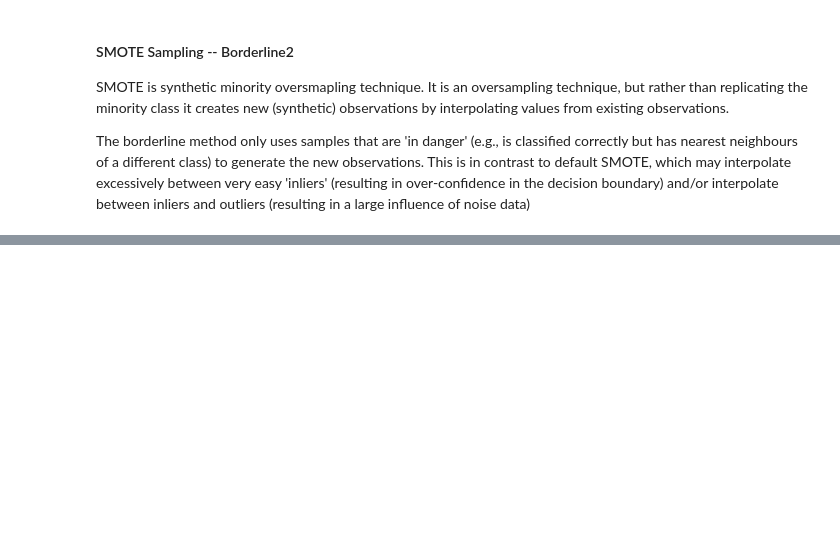
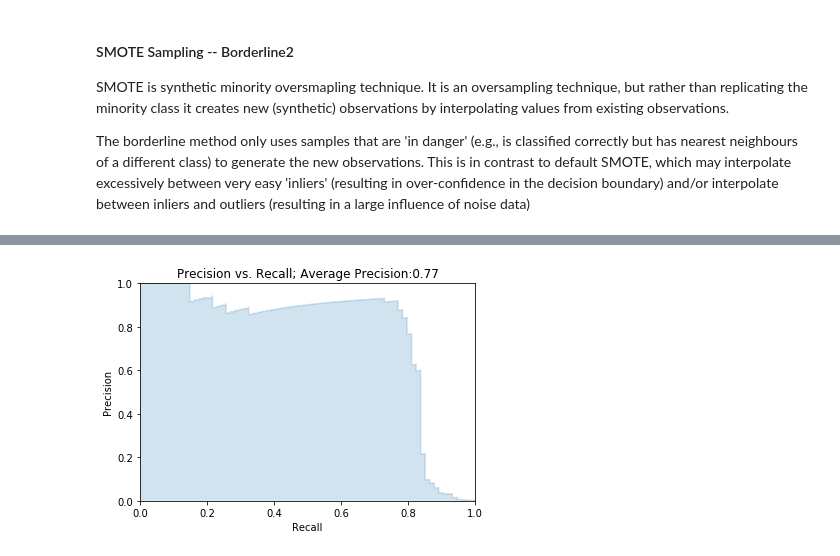
Before and after one commit to pan-alex/Credit_Fraud-kaggle, a Jupyter notebook: Credit_Fraud_1.ipynb, the cells around one changed output, grey strips where cells are left out. Saved outputs shown, nothing was run; the diff lists cells and outputs as text; code cells hidden in the pictures; blank space fills up the shorter version.

```diff
--- a/Credit_Fraud_1.ipynb
+++ b/Credit_Fraud_1.ipynb
@@ -293,0 +481,5 @@ plot_precision_recall(clf_log_smote_svm.decision_function(credit_dev_x), credit_
+# %%
+## Plot precision vs. recall curve
+plot_precision_recall(clf_log_adasyn.decision_function(credit_dev_x), credit_dev_y)
+# %% [output]
+[figure, added]
```
Also changed, not shown: parts of 45 cells of this notebook, 1 other file.
